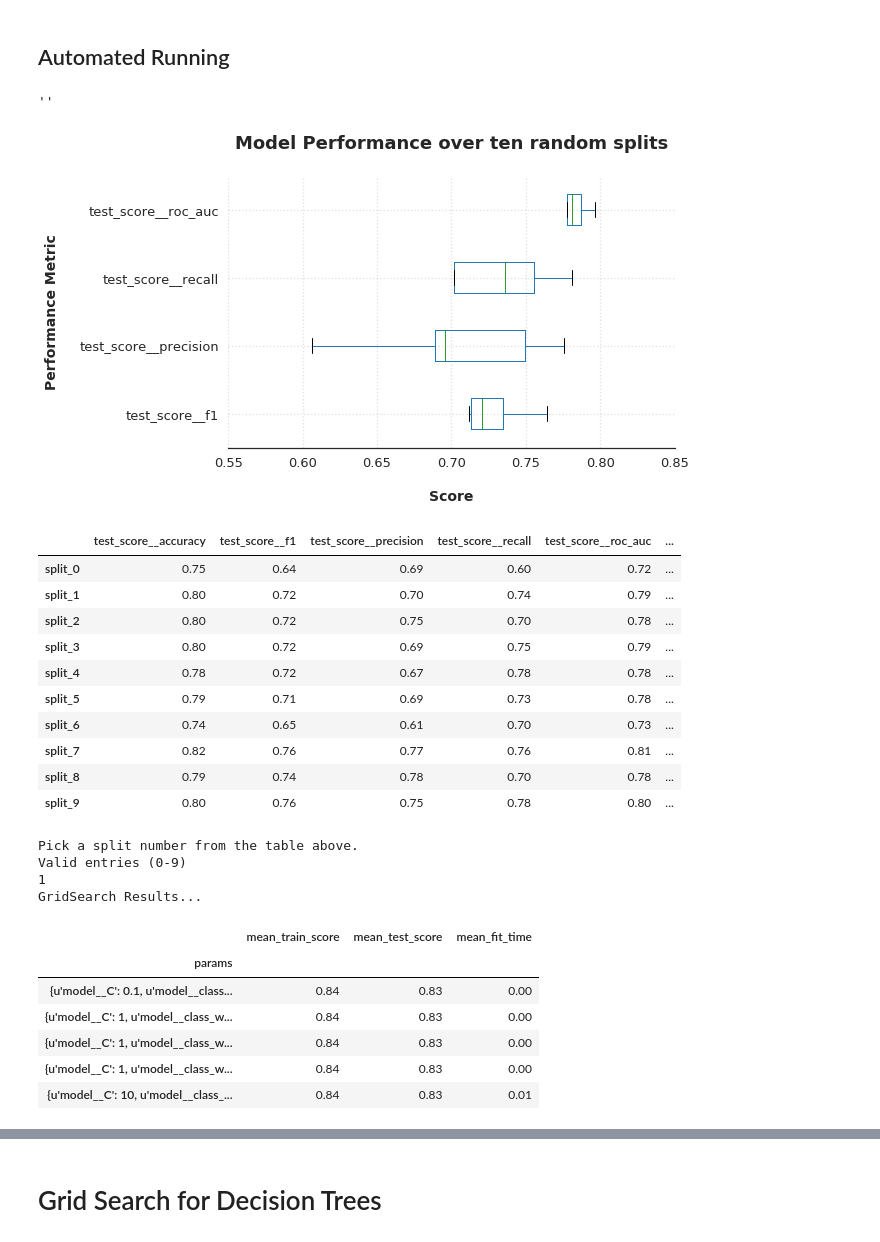
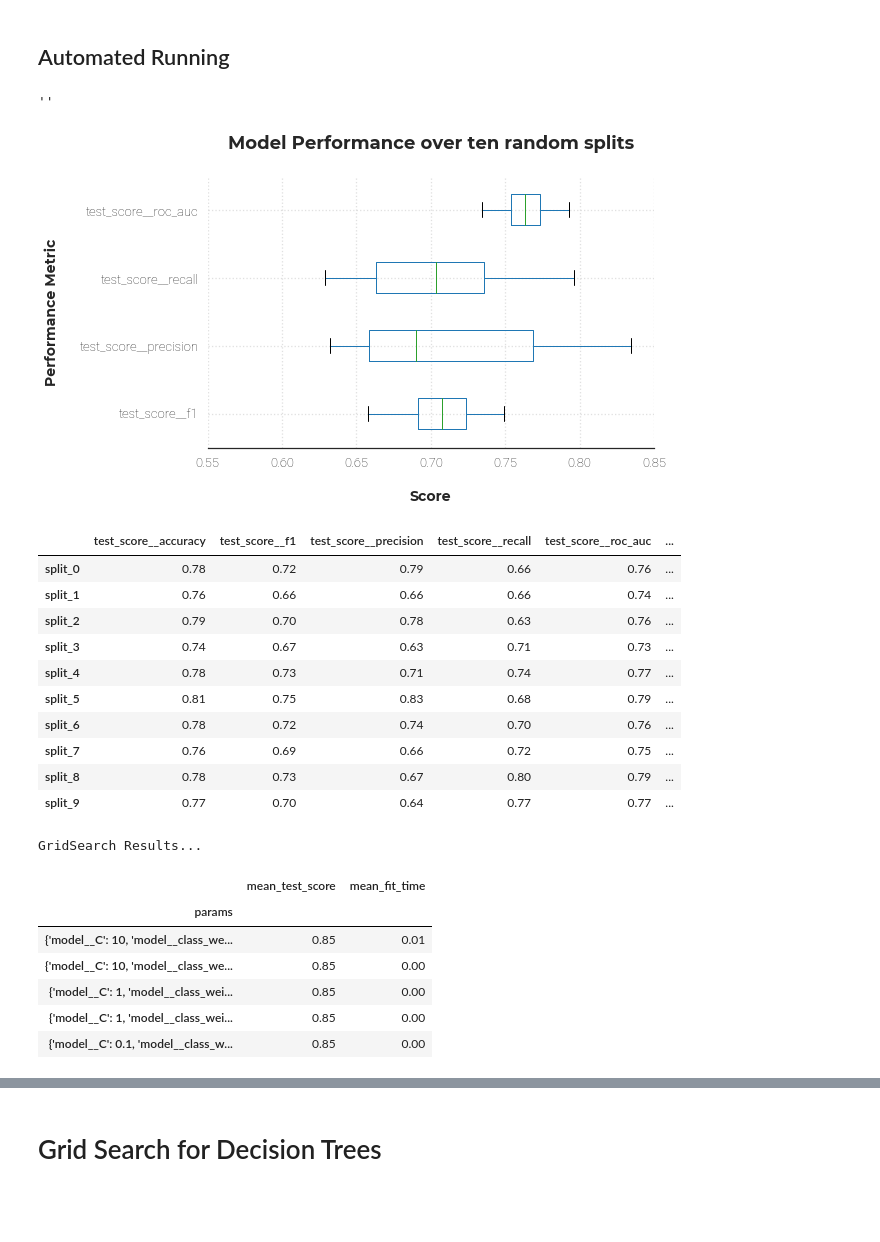
Before and after one commit to dushyantkhosla/ds-docker-walkthru-titanic, a Jupyter notebook: notebooks/04a-Model.ipynb, the cells around one changed output, grey strips where cells are left out. Saved outputs shown, nothing was run; the diff lists cells and outputs as text; code cells hidden in the pictures; blank space fills up the shorter version.

```diff
--- a/notebooks/04a-Model.ipynb
+++ b/notebooks/04a-Model.ipynb
@@ -84,3 +69,5 @@ Retrieving cleaned data from backup.
+# %%
+df = get_clean_data()
 # %%
 X = df.copy().drop(['survived'], axis=1).fillna(0)
 y = df['survived'].copy()
@@ -258,46 +250,43 @@ plt.savefig("reports/figures/01-model-performance-LR.png", bbox_inches='tight',
 ;
 # %% [output]
 ''
-[figure, old version]
+[figure, new version]
 # %%
 df_ten_models.round(2).T
 # %% [output]
 |  | test_score__accuracy | test_score__f1 | test_score__precision | test_score__recall | test_score__roc_auc | ... |
-| split_0 | 0.75 | 0.64 | 0.69 | 0.60 | 0.72 | ... |
-| split_1 | 0.80 | 0.72 | 0.70 | 0.74 | 0.79 | ... |
-| split_2 | 0.80 | 0.72 | 0.75 | 0.70 | 0.78 | ... |
-| split_3 | 0.80 | 0.72 | 0.69 | 0.75 | 0.79 | ... |
-| split_4 | 0.78 | 0.72 | 0.67 | 0.78 | 0.78 | ... |
-| split_5 | 0.79 | 0.71 | 0.69 | 0.73 | 0.78 | ... |
-| split_6 | 0.74 | 0.65 | 0.61 | 0.70 | 0.73 | ... |
-| split_7 | 0.82 | 0.76 | 0.77 | 0.76 | 0.81 | ... |
-| split_8 | 0.79 | 0.74 | 0.78 | 0.70 | 0.78 | ... |
-| split_9 | 0.80 | 0.76 | 0.75 | 0.78 | 0.80 | ... |
+| split_0 | 0.78 | 0.72 | 0.79 | 0.66 | 0.76 | ... |
+| split_1 | 0.76 | 0.66 | 0.66 | 0.66 | 0.74 | ... |
+| split_2 | 0.79 | 0.70 | 0.78 | 0.63 | 0.76 | ... |
+| split_3 | 0.74 | 0.67 | 0.63 | 0.71 | 0.73 | ... |
+| split_4 | 0.78 | 0.73 | 0.71 | 0.74 | 0.77 | ... |
+| split_5 | 0.81 | 0.75 | 0.83 | 0.68 | 0.79 | ... |
+| split_6 | 0.78 | 0.72 | 0.74 | 0.70 | 0.76 | ... |
+| split_7 | 0.76 | 0.69 | 0.66 | 0.72 | 0.75 | ... |
+| split_8 | 0.78 | 0.73 | 0.67 | 0.80 | 0.79 | ... |
+| split_9 | 0.77 | 0.70 | 0.64 | 0.77 | 0.77 | ... |
 # %%
-choice = int(raw_input("Pick a split number from the table above.\nValid entries (0-9)\n"))
-SELECTED_MODEL = list_models[choice]
+choice = int(input("Pick a split number from the table above.\nValid entries (0-9)\n"))
+SELECTED_MODEL = [i for i in list_models][choice]
 gscv = SELECTED_MODEL.get('model')
 
-print "GridSearch Results...\n"
+print("GridSearch Results...\n")
 (DataFrame(gscv.cv_results_)
  .set_index('params')
- .loc[:, ['mean_train_score', 'mean_test_score', 'mean_fit_time']]
+ .loc[:, ['mean_test_score', 'mean_fit_time']]
  .sort_values('mean_test_score', ascending=False)
  .round(2)
  .head()
 )
 # %% [output]
-Pick a split number from the table above.
-Valid entries (0-9)
-1
 GridSearch Results...
-|  | mean_train_score | mean_test_score | mean_fit_time |
-| params |  |  |  |
-| {u'model__C': 0.1, u'model__class... | 0.84 | 0.83 | 0.00 |
-| {u'model__C': 1, u'model__class_w... | 0.84 | 0.83 | 0.00 |
-| {u'model__C': 1, u'model__class_w... | 0.84 | 0.83 | 0.00 |
-| {u'model__C': 1, u'model__class_w... | 0.84 | 0.83 | 0.00 |
-| {u'model__C': 10, u'model__class_... | 0.84 | 0.83 | 0.01 |
+|  | mean_test_score | mean_fit_time |
+| params |  |  |
+| {'model__C': 10, 'model__class_we... | 0.85 | 0.01 |
+| {'model__C': 10, 'model__class_we... | 0.85 | 0.00 |
+| {'model__C': 1, 'model__class_wei... | 0.85 | 0.00 |
+| {'model__C': 1, 'model__class_wei... | 0.85 | 0.00 |
+| {'model__C': 0.1, 'model__class_w... | 0.85 | 0.00 |
 # %%
 SELECTED_MODEL.get('model').best_estimator_.named_steps.get('model').get_params()
 # %% [output]
```
Also changed, not shown: parts of 21 cells of this notebook, 12 other files.
